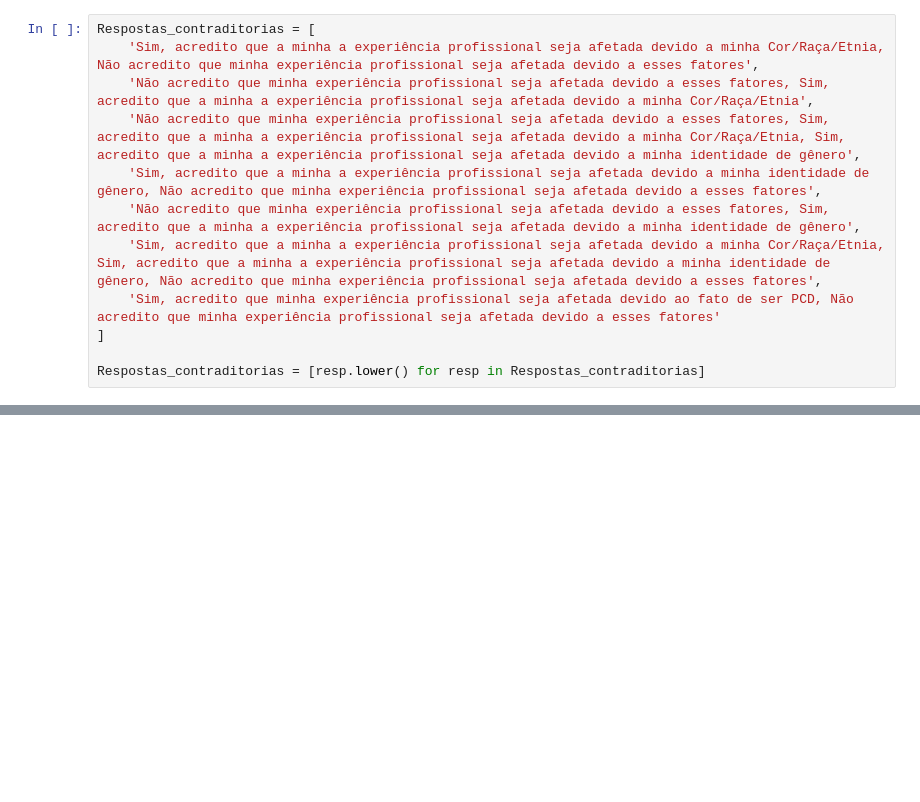
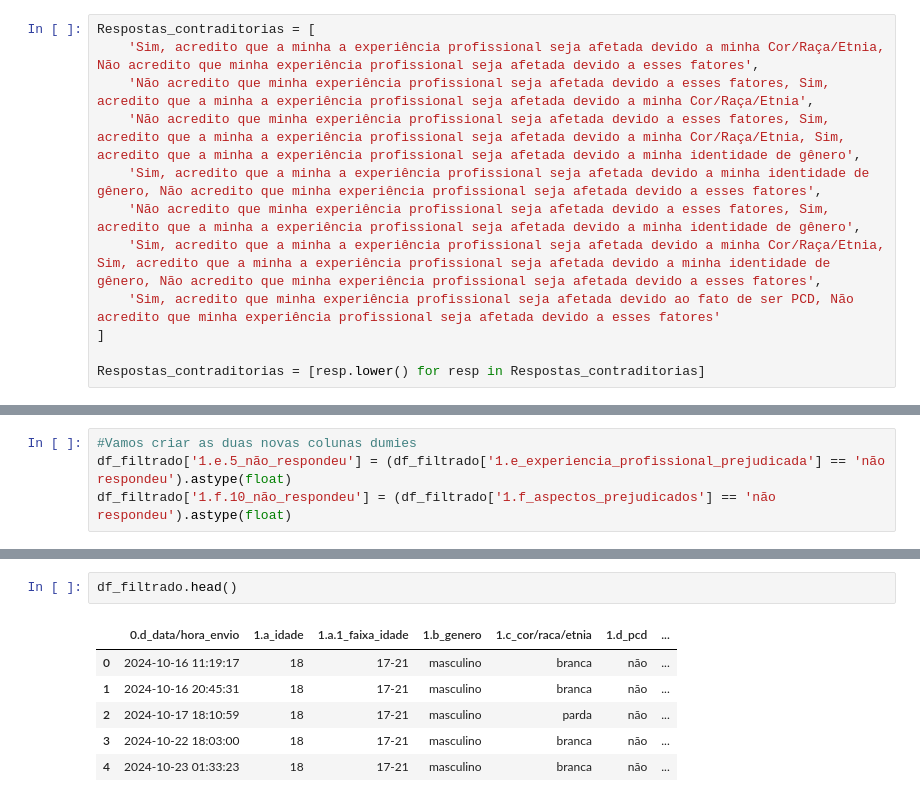
Before and after one commit to rodriguesgui/DC-Data-Glow-Up, a Jupyter notebook: src/main.ipynb, the cells around one changed output, grey strips where cells are left out. Drawn from its saved outputs; the diff is of its cells as text; blank space fills up the shorter version.

Commit message:
Novas partes adicionadas'

```diff
--- a/src/main.ipynb
+++ b/src/main.ipynb
@@ -442,0 +520,4 @@ df_filtrado.shape
+# %%
+#Vamos criar as duas novas colunas dumies
+df_filtrado['1.e.5_não_respondeu'] = (df_filtrado['1.e_experiencia_profissional_prejudicada'] == 'não respondeu').astype(float)
+df_filtrado['1.f.10_não_respondeu'] = (df_filtrado['1.f_aspectos_prejudicados'] == 'não respondeu').astype(float)
@@ -442,0 +535,9 @@ df_filtrado.shape
+# %%
+df_filtrado.head()
+# %% [output]
+|  | 0.d_data/hora_envio | 1.a_idade | 1.a.1_faixa_idade | 1.b_genero | 1.c_cor/raca/etnia | 1.d_pcd | ... |
+| 0 | 2024-10-16 11:19:17 | 18 | 17-21 | masculino | branca | não | ... |
+| 1 | 2024-10-16 20:45:31 | 18 | 17-21 | masculino | branca | não | ... |
+| 2 | 2024-10-17 18:10:59 | 18 | 17-21 | masculino | parda | não | ... |
+| 3 | 2024-10-22 18:03:00 | 18 | 17-21 | masculino | branca | não | ... |
+| 4 | 2024-10-23 01:33:23 | 18 | 17-21 | masculino | branca | não | ... |
```
Also changed, not shown: parts of 12 cells of this notebook, 1 other file.
